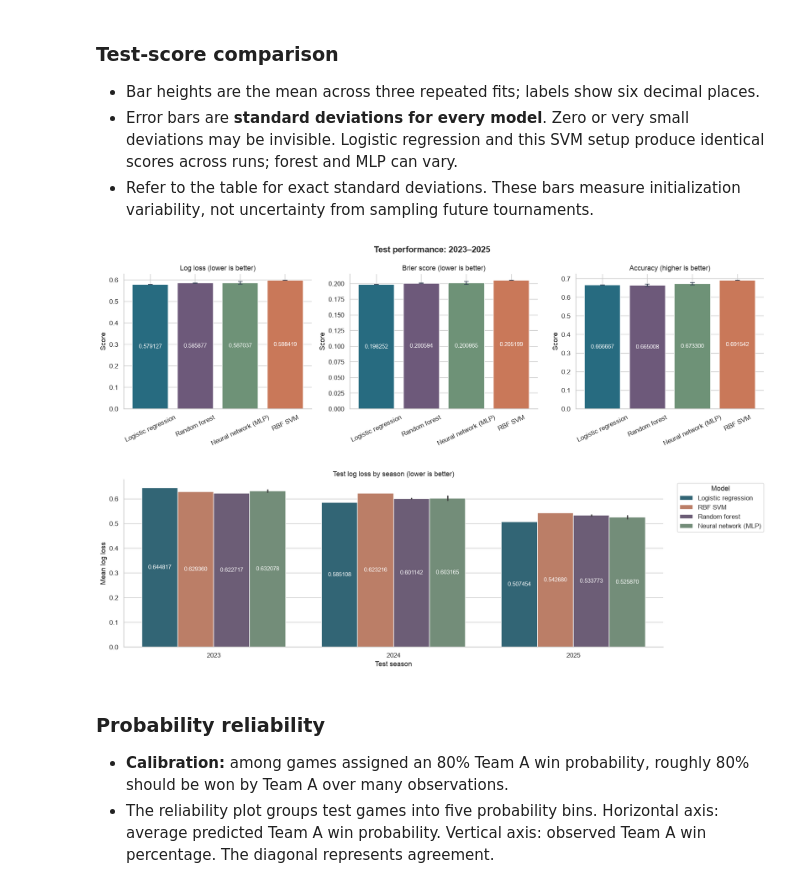
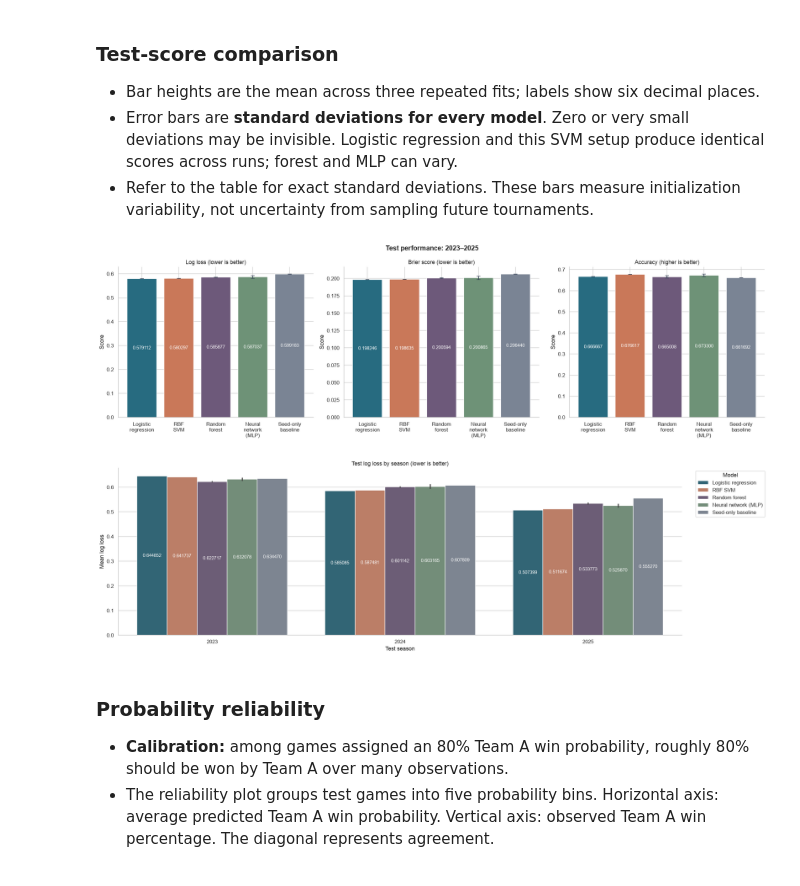
Before and after one commit to saathanac/syde-522-final-project, a Jupyter notebook: March_Madness_Model_Comparison.ipynb, the cells around one changed output. Cells and saved outputs as stored; diff of their text form; code cells hidden in the pictures.

```diff
--- a/March_Madness_Model_Comparison.ipynb
+++ b/March_Madness_Model_Comparison.ipynb
@@ -678,9 +699,11 @@ def build_rbf_svm(params, seed):
     return SVC(kernel="rbf", probability=False, random_state=seed, **params)
 
 MODEL_BUILDERS['RBF SVM'] = build_rbf_svm
-CANDIDATES['RBF SVM'] = [{"C": 0.5, "gamma": "scale"}, {"C": 2.0, "gamma": "scale"}, {"C": 0.5, "gamma": 0.1}, {"C": 2.0, "gamma": 0.1}]
+CANDIDATES['RBF SVM'] = [{"C": c, "gamma": gamma}
+                         for c in [0.1, 1.0, 10.0, 100.0]
+                         for gamma in ["scale", 0.001, 0.01, 0.1, 1.0]]
 if MODE == "quick":
-    CANDIDATES['RBF SVM'] = CANDIDATES['RBF SVM'][:2]
+    CANDIDATES['RBF SVM'] = [{"C": c, "gamma": "scale"} for c in [0.1, 1.0]]
 display(pd.DataFrame(CANDIDATES['RBF SVM']).rename_axis("candidate_id"))
 # %% [output]
 |  | C | gamma |
@@ -1040,0 +1100,5 @@ The loss curve describes training progress; the confusion matrix describes perfo
+# %%
+MODEL_BUILDERS["Seed-only baseline"] = build_logistic_regression
+CANDIDATES["Seed-only baseline"] = [dict(params) for params in CANDIDATES["Logistic regression"]]
+model_results["Seed-only baseline"] = tune_model("Seed-only baseline")
+plot_model_validation("Seed-only baseline")
@@ -1067,7 +1145,7 @@ display(selected.sort_values(["mean_log_loss", "model"]).round(4))
 Bars summarize the selected configuration for each method over the same validation seasons and runs. Lower log loss is better. These are model-selection results, not final test results.
 # %%
 ranked = selected.sort_values(["mean_log_loss", "model"])
-fig, ax = plt.subplots(figsize=(9, 4.5))
+fig, ax = plt.subplots(figsize=(12, 5))
 ax.bar(ranked.model, ranked.mean_log_loss, color=[MODEL_COLORS[m] for m in ranked.model])
 label_bars(ax)
 ax.set(title="Validation log loss by model (lower is better)", ylabel="Mean log loss")
@@ -1076,0 +1155,15 @@ fig.tight_layout(); fig.savefig(OUT / "development_comparison.png", bbox_inches=
+# %%
+# Compare the effect of adding statistics within the same model family.
+comparison_names = ["Seed-only baseline", "Logistic regression"]
+feature_comparison = selected.set_index("model").loc[comparison_names,
+    ["feature_set", "parameters", "mean_log_loss", "mean_brier", "mean_accuracy"]].reset_index()
+display(feature_comparison.style.hide(axis="index").format(
+    {"mean_log_loss": "{:.6f}", "mean_brier": "{:.6f}", "mean_accuracy": "{:.6f}"}))
+seed_loss, stats_loss = feature_comparison.mean_log_loss.to_numpy()
+improvement = seed_loss - stats_loss
+display(Markdown(f"**Seed-only comparison:** adding statistics changes mean validation log loss "
+                 f"from {seed_loss:.6f} to {stats_loss:.6f}. "
+                 f"Baseline minus seeds-plus-stats loss = **{improvement:.6f}** "
+                 "(positive means adding statistics improves the score). "
+                 "Each model is tuned independently on the same validation seasons; this is not a causal effect or a significance test."))
+feature_comparison.to_csv(OUT / "seed_baseline_comparison.csv", index=False)
@@ -1190,27 +1290,27 @@ Final result files: /Users/saathanachandrakumar/Documents/syde_522_project/march
 - Refer to the table for exact standard deviations. These bars measure initialization variability, not uncertainty from sampling future tournaments.
 # %%
 if RUN_FINAL_TEST:
-    fig, axes = plt.subplots(1, 3, figsize=(16, 5))
+    fig, axes = plt.subplots(1, 3, figsize=(20, 6))
     for ax, metric, title in zip(axes, ["log_loss", "brier", "accuracy"],
                                  ["Log loss (lower is better)", "Brier score (lower is better)", "Accuracy (higher is better)"]):
-        ax.bar(summary.model, summary[f"{metric}_mean"], yerr=summary[f"{metric}_sd"].fillna(0),
+        ax.bar(summary.model.str.replace(" ", "\n", regex=False), summary[f"{metric}_mean"], yerr=summary[f"{metric}_sd"].fillna(0),
                capsize=4, color=[MODEL_COLORS[m] for m in summary.model], ecolor="#344054")
         label_bars(ax)
         ax.set(title=title, ylabel="Score")
-        ax.tick_params(axis="x", rotation=25)
+        ax.tick_params(axis="x", rotation=0)
     fig.suptitle("Test performance: 2023–2025", fontweight="bold")
     fig.tight_layout(); fig.savefig(OUT / "test_metrics.png", bbox_inches="tight"); plt.show()
 
-    fig, ax = plt.subplots(figsize=(16, 5))
+    fig, ax = plt.subplots(figsize=(20, 6))
     sns.barplot(data=season_scores, x="season", y="log_loss", hue="model", hue_order=MODEL_NAMES,
                 palette=MODEL_COLORS, order=TEST_YEARS, errorbar="sd", ax=ax)
     label_bars(ax)
     ax.set(title="Test log loss by season (lower is better)", xlabel="Test season", ylabel="Mean log loss")
     ax.legend(title="Model", loc="upper left", bbox_to_anchor=(1.02, 1))
     fig.tight_layout(); fig.savefig(OUT / "test_by_season.png", bbox_inches="tight"); plt.show()
 # %% [output]
-[figure, old version]
+[figure, new version]
-[figure, old version]
+[figure, new version]
 # %% [markdown]
 ### Probability reliability
 
```
Also changed, not shown: parts of 32 cells of this notebook.
